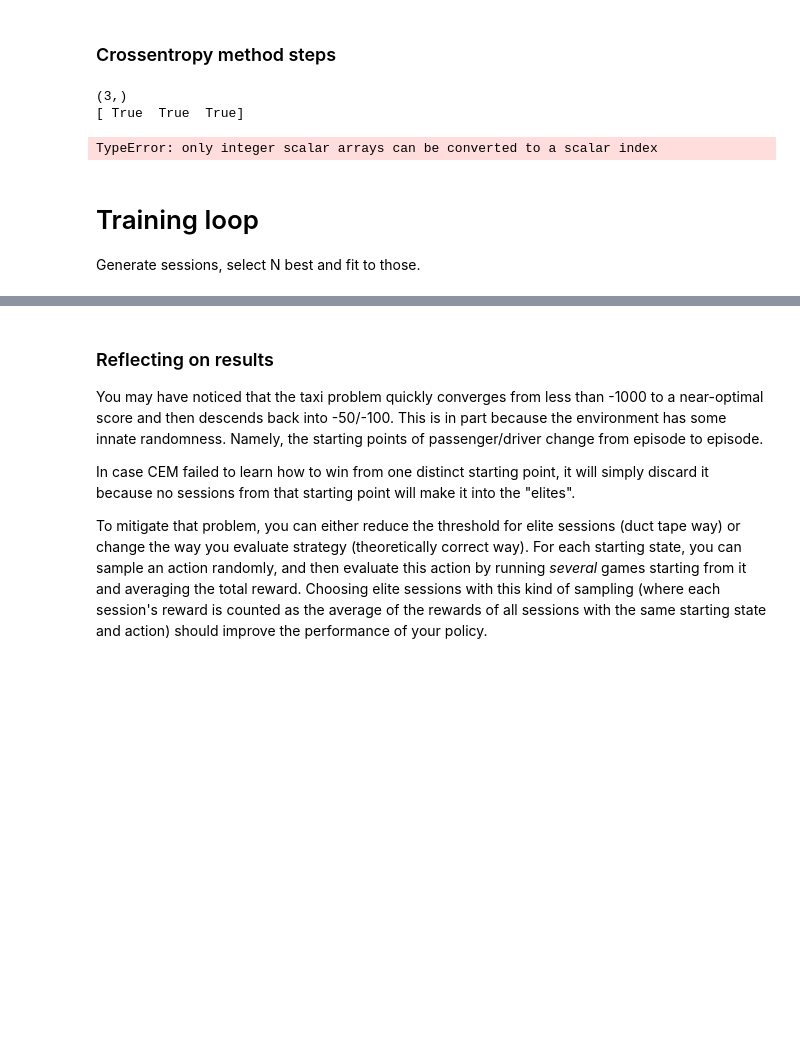
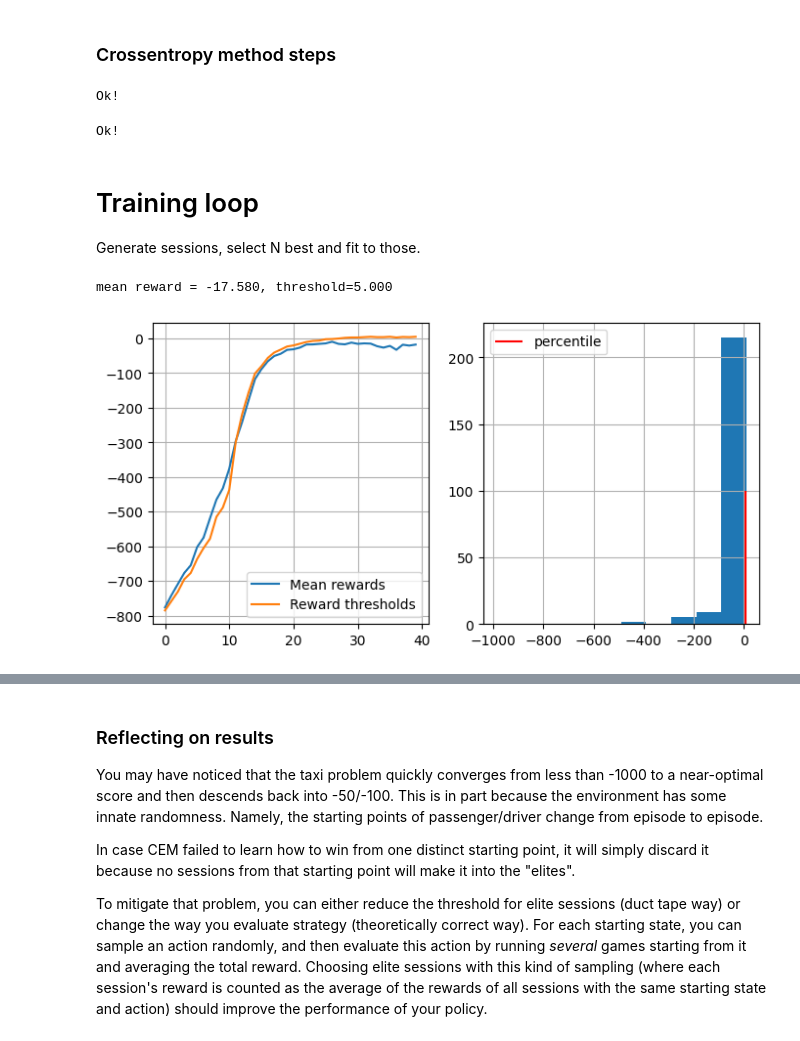
Before and after one commit to GorbatovNik/Practical_RL, a Jupyter notebook: week01_intro/crossentropy_method.ipynb, the cells around one changed output, grey strips where cells are left out. Drawn from its saved outputs; the diff is of its cells as text; code cells hidden in the pictures; blank space fills up the shorter version.

```diff
--- a/week01_intro/crossentropy_method.ipynb
+++ b/week01_intro/crossentropy_method.ipynb
@@ -153,11 +137,12 @@ def select_elites(states_batch, actions_batch, rewards_batch, percentile):
 
     reward_threshold = np.percentile(rewards_batch, percentile)
 
-    elite_idxs = rewards_batch >= reward_threshold
-    # print(elite_idxs.shape)
-    # print(elite_idxs)
-    elite_states = states_batch[elite_idxs]
-    elite_actions = actions_batch[elite_idxs]
+    elite_states = []
+    elite_actions = []
+    for states, actions, reward in zip(states_batch, actions_batch, rewards_batch):
+        if reward >= reward_threshold:
+            elite_states.extend(states)
+            elite_actions.extend(actions)
 
     return elite_states, elite_actions
 # %%
@@ -204,9 +189,7 @@ assert np.all(test_result_100[0] == [3, 1]) and np.all(
 
 print("Ok!")
 # %% [output]
-(3,)
-[ True  True  True]
+Ok!
-TypeError: only integer scalar arrays can be converted to a scalar index
 # %%
 def get_new_policy(elite_states, elite_actions):
     """
@@ -225,8 +208,16 @@ def get_new_policy(elite_states, elite_actions):
 
     new_policy = np.zeros([n_states, n_actions])
 
+    for state, action in zip(elite_states, elite_actions):
+        new_policy[state, action] += 1
 
-    # Don't forget to set 1/n_actions for all actions in unvisited states.
+    for state in range(n_states):
+        total_occurrences = np.sum(new_policy[state])
+
+        if total_occurrences > 0:
+            new_policy[state] /= total_occurrences
+        else:
+            new_policy[state] = np.ones(n_actions) / n_actions
 
     return new_policy
 # %%
@@ -256,6 +247,8 @@ reference_answer = np.array(
 assert np.allclose(new_policy[:4, :5], reference_answer)
 
 print("Ok!")
+# %% [output]
+Ok!
 # %% [markdown]
 # Training loop
 Generate sessions, select N best and fit to those.
@@ -300,20 +290,23 @@ policy = initialize_policy(n_states, n_actions)
 # %%
+policy = initialize_policy(n_states, n_actions)
 n_sessions = 250  # sample this many sessions
 percentile = 50  # discard this percentage of sessions with lowest rewards
 learning_rate = 0.5  # how quickly the policy is updated, on a scale from 0 to 1
 
 log = []
 
-for i in range(100):
-    %time sessions = [ <YOUR CODE: generate a list of n_sessions new sessions> ]
+for i in range(40):
+    %time sessions = [ generate_session(env, policy, t_max=10**3) for _ in range(n_sessions)]
 
     states_batch, actions_batch, rewards_batch = zip(*sessions)
 
-    elite_states, elite_actions = <YOUR CODE: select elite states & actions>
+    elite_states, elite_actions = select_elites(states_batch, actions_batch, rewards_batch, percentile)
 
-    new_policy = <YOUR CODE: compute new policy>
-
+    new_policy = get_new_policy(elite_states, elite_actions)
     policy = learning_rate * new_policy + (1 - learning_rate) * policy
 
     # display results on chart
     show_progress(rewards_batch, log, percentile)
+# %% [output]
+mean reward = -17.580, threshold=5.000
+[figure, added]
```
Also changed, not shown: parts of 6 cells of this notebook.
